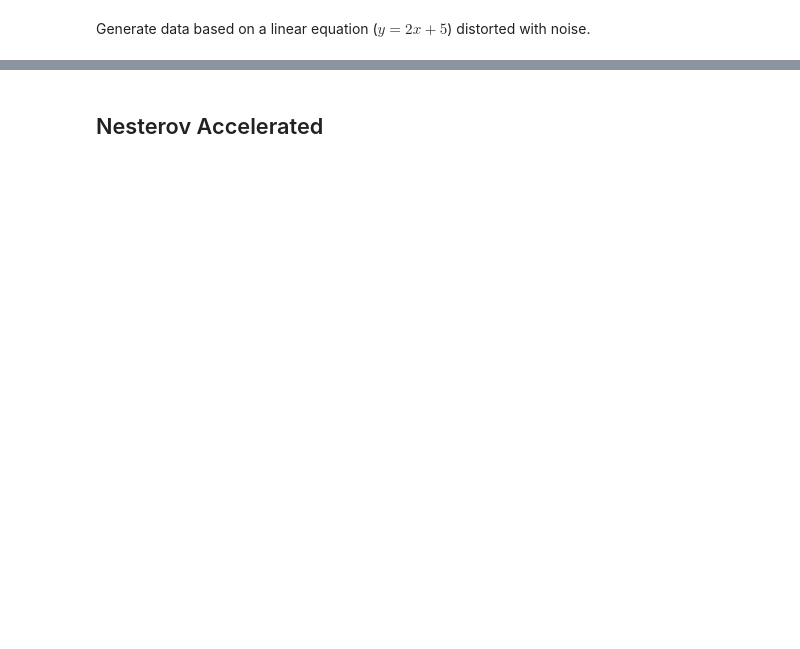
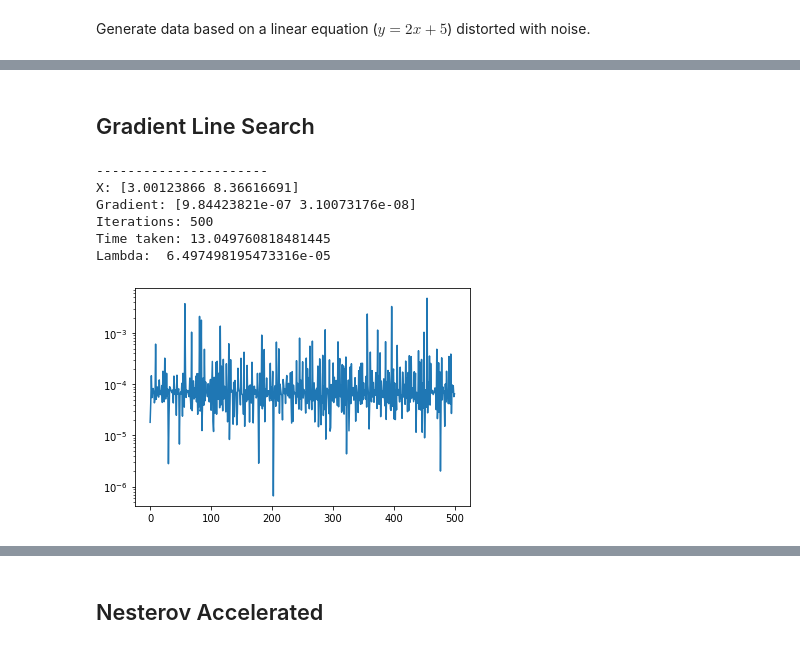
Before and after one commit to Swanchris/c_swan_research, a Jupyter notebook: Linear.ipynb, the cells around one changed output, grey strips where cells are left out. Cells and saved outputs as stored; diff of their text form; code cells hidden in the pictures; blank space fills up the shorter version.

Commit message:
Line-search, Nesterov
Line search fixed and implemented
Nesterov fixed, still to implement

```diff
--- a/Linear.ipynb
+++ b/Linear.ipynb
@@ -3,6 +3,7 @@ import matplotlib.pyplot as plt
 import random
 import numpy as np
 import time
+def normal(x): return np.linalg.norm(x)
 # %% [markdown]
 Generate data based on a linear equation ($y = 2x + 5$) distorted with noise.
 # %%
@@ -66,0 +68,52 @@ f(xVec + random.random())
+# %% [markdown]
+## Gradient Line Search
+# %%
+current = time.time()
+
+def Line(x, f, f_grad):
+    rho = random.random()
+    lam = random.randrange(1e6)
+    grad = f_grad(x)
+    while lam > normal(lam*grad)/( normal( f_grad( x - lam*grad ) - grad ) ):
+        lam = rho*lam
+    return lam
+
+
+X = []
+# L = np.max(np.linalg.svd(np.matmul(A,np.array(A).transpose()))[1])
+# lamb = 1/L
+x = xVec
+lamb = Line(x,f,f_grad)
+step_size_list = [lamb]
+gr2 = []
+count = 1
+while np.linalg.norm(f_grad(x)) > 1e-6:
+    x1 = GD(x,lamb,f_grad)
+    x = x1
+    X.append(f(x))
+    gr2.append(np.linalg.norm(f_grad(x)))
+    count += 1
+    lamb = Line(x,f,f_grad)
+    step_size_list.append(lamb)
+    if time.time() - current > 60:
+        break
+#     print('x= ', x)
+#     print('lambda', lamb)
+print('----------------------')
+# plt.plot(range(len(gr2)), gr2)
+plt.plot(range(len(step_size_list)), step_size_list)
+plt.yscale('log')
+
+print('X:', x)
+print('Gradient:', f_grad(x))
+print('Iterations:', count)
+print('Time taken:', time.time() - current)
+print('Lambda: ', lamb)
+# %% [output]
+----------------------
+X: [3.00123866 8.36616691]
+Gradient: [9.84423821e-07 3.10073176e-08]
+Iterations: 500
+Time taken: 13.049760818481445
+Lambda:  6.497498195473316e-05
+[figure, added]
```
Also changed, not shown: parts of 29 cells of this notebook.
